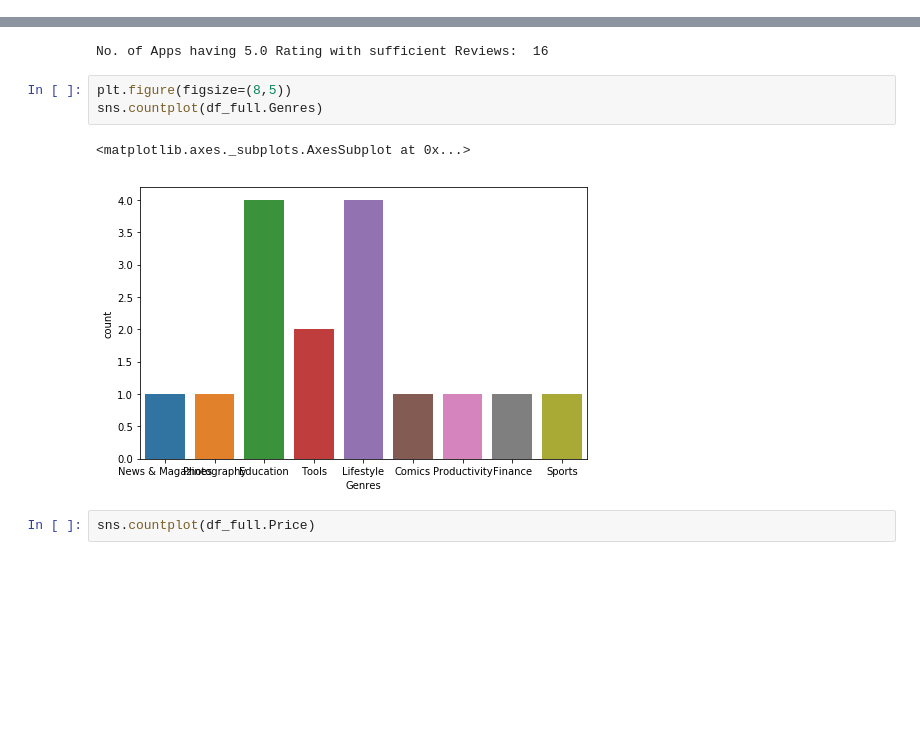
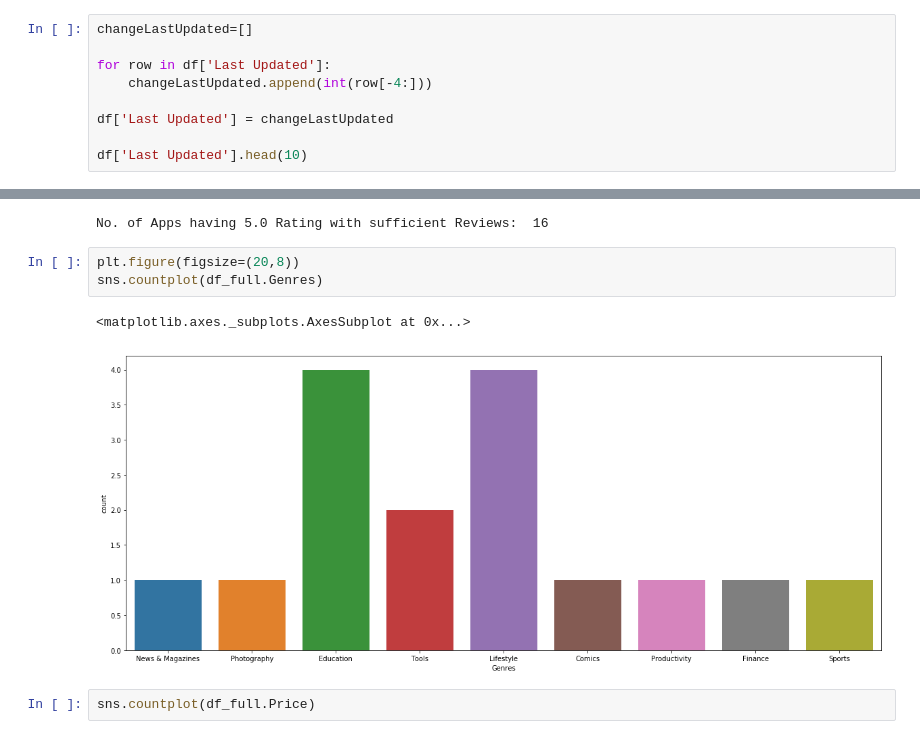
Before and after one commit to Kashish-Chugh/EDA_Play_Store_Apps, a Jupyter notebook: EDA_Google_Play_Store_App_Latest.ipynb, the cells around one changed output, grey strips where cells are left out. Drawn from its saved outputs; the diff is of its cells as text; blank space fills up the shorter version.

```diff
--- a/EDA_Google_Play_Store_App_Latest.ipynb
+++ b/EDA_Google_Play_Store_App_Latest.ipynb
@@ -188,0 +219,9 @@ Name: Android Ver, dtype: int64
+# %%
+changeLastUpdated=[]
+
+for row in df['Last Updated']:
+    changeLastUpdated.append(int(row[-4:]))
+
+df['Last Updated'] = changeLastUpdated
+
+df['Last Updated'].head(10)
@@ -397,11 +491,11 @@ print("No. of Apps having 5.0 Rating with sufficient Reviews: ",df_full.App.coun
 # %% [output]
 No. of Apps having 5.0 Rating with sufficient Reviews:  16
 # %%
-plt.figure(figsize=(8,5))
+plt.figure(figsize=(20,8))
 sns.countplot(df_full.Genres)
 # %% [output]
 <matplotlib.axes._subplots.AxesSubplot at 0x...>
-[figure, old version]
+[figure, new version]
 # %%
 sns.countplot(df_full.Price)
 # %% [output]
```
Also changed, not shown: parts of 46 cells of this notebook.
